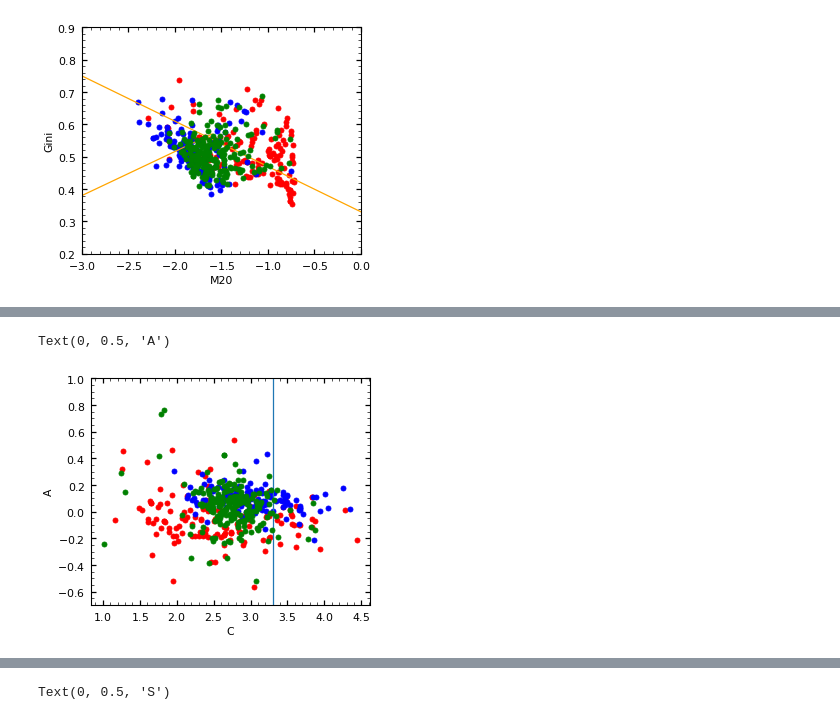
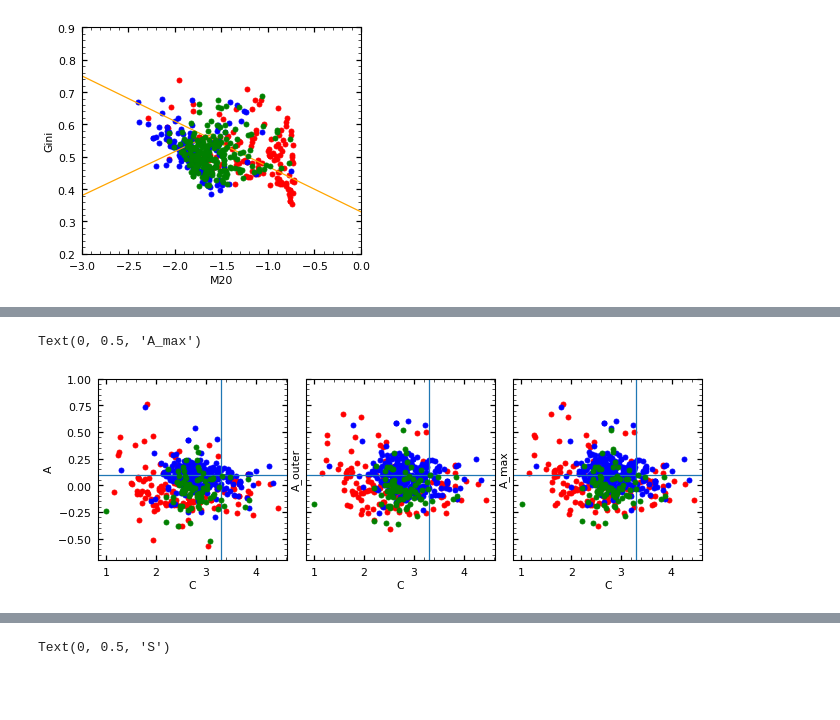
Before and after one commit to AstroJacobLi/kuaizi, a Jupyter notebook: diezi/scarlet_modeling/nsa_sample/measure/NSA-structure-measure-image.ipynb, the cells around one changed output, grey strips where cells are left out. Cells and saved outputs as stored; diff of their text form; code cells hidden in the pictures; blank space fills up the shorter version.

```diff
--- a/diezi/scarlet_modeling/nsa_sample/measure/NSA-structure-measure-image.ipynb
+++ b/diezi/scarlet_modeling/nsa_sample/measure/NSA-structure-measure-image.ipynb
@@ -189,3 +197,16 @@ meas_cat['r20_phys'] = rhalf_phys
+# %%
+meas_cat['rhalf_circ_phys'] = (lsbg_cat['host_ang_diam_dist'] * meas_cat['rhalf_circ'] * 0.168 / 206265).to(u.kpc)
+meas_cat['rhalf_ellip_phys'] = (lsbg_cat['host_ang_diam_dist'] * meas_cat['rhalf_ellip'] * 0.168 / 206265).to(u.kpc)
+meas_cat['r20_phys'] = (lsbg_cat['host_ang_diam_dist'] * meas_cat['r20'] * 0.168 / 206265).to(u.kpc)
+
+# stellar mass estimation
+meas_cat['abs_mag'] = meas_cat['mag'] - 25 - 5 * np.log10(lsbg_cat['host_ang_diam_dist'])[:, np.newaxis] # ugri
+BV = 0.62 * (meas_cat['mag'][:, 0] - meas_cat['mag'][:, 1]) + 0.15
+V = meas_cat['mag'][:, 0] - 0.52 * (meas_cat['mag'][:, 0] - meas_cat['mag'][:, 1]) - 0.03
+V_abs = V - 25 - 5 * np.log10(lsbg_cat['host_ang_diam_dist'])
+log_ML_V = 1.493 * BV - 0.681
+M = (4.83 - V_abs) / (2.5) + log_ML_V
+meas_cat['log_m_star'] = M
 # %%
 jg_votes = Table.read('./Catalog/20hosts/LSBG_Zoo_jgreene_2021_11_17_20_48_40.log', format='ascii')
 jg_votes.rename_columns(jg_votes.colnames, ['name', 'gal', 'candy', 'junk'])
@@ -207,4 +228,8 @@ jl_votes.sort('viz-id')
 # %%
 if np.sum(meas_cat['ID'] != jl_votes['viz-id']) == 0:
     for key in ['gal', 'candy', 'junk']:
-        meas_cat[key] = jg_votes[key]
+        meas_cat[key] = jl_votes[key]
+
+junk = meas_cat['junk']
+candy = meas_cat['candy']
+gal = meas_cat['gal']
@@ -318,12 +376,36 @@ plt.plot(x, 0.136 * x + 0.788, color='orange')
 # %%
+fig, axes = plt.subplots(1, 3, figsize=(13, 4), sharey=True)
+
+plt.sca(axes[0])
 plt.scatter(meas_cat['C'][candy], meas_cat['A'][candy], color='g', zorder=10)
 plt.scatter(meas_cat['C'][junk], meas_cat['A'][junk], color='r')
 plt.scatter(meas_cat['C'][gal], meas_cat['A'][gal], color='b')
-
 plt.ylim(-.7, 1)
 plt.axvline(3.3)
+plt.axhline(0.1)
 plt.xlabel('C')
 plt.ylabel('A')
+
+plt.sca(axes[1])
+plt.scatter(meas_cat['C'][candy], meas_cat['A_outer'][candy], color='g', zorder=10)
+plt.scatter(meas_cat['C'][junk], meas_cat['A_outer'][junk], color='r')
+plt.scatter(meas_cat['C'][gal], meas_cat['A_outer'][gal], color='b')
+plt.ylim(-.7, 1)
+plt.axvline(3.3)
+plt.axhline(0.1)
+plt.xlabel('C')
+plt.ylabel('A_outer')
+
+plt.sca(axes[2])
+A_max = np.max([meas_cat['A_outer'], meas_cat['A']], axis=0)
+plt.scatter(meas_cat['C'][candy], A_max[candy], color='g', zorder=10)
+plt.scatter(meas_cat['C'][junk], A_max[junk], color='r')
+plt.scatter(meas_cat['C'][gal], A_max[gal], color='b')
+plt.ylim(-.7, 1)
+plt.axvline(3.3)
+plt.axhline(0.1)
+plt.xlabel('C')
+plt.ylabel('A_max')
 # %% [output]
-Text(0, 0.5, 'A')
+Text(0, 0.5, 'A_max')
-[figure, old version]
+[figure, new version]
```
Also changed, not shown: parts of 32 cells of this notebook, 6 other files.
